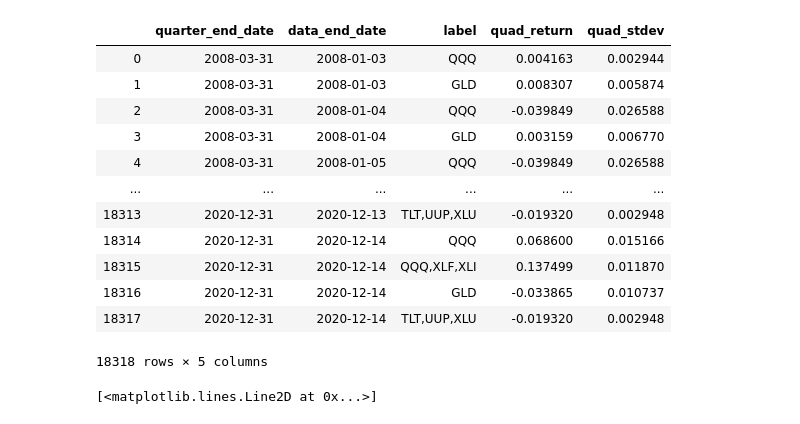
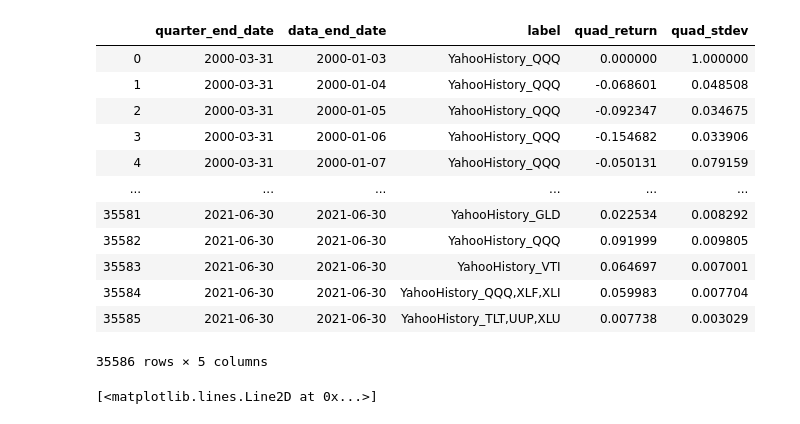
Before and after one commit to isosphere/VolAdjGIPDashboard, a Jupyter notebook: voladjportfolio_testing.ipynb, the cells around one changed output. Cells and saved outputs as stored; diff of their text form; code cells hidden in the pictures.

```diff
--- a/voladjportfolio_testing.ipynb
+++ b/voladjportfolio_testing.ipynb
@@ -107,0 +109,5 @@ usa_quads.tail(20)
+# %%
+from DataAcquisition.models import YahooHistory
+YahooHistory.update(tickers=('QQQ', 'XLF', 'XLI', 'GLD', 'TLT', 'UUP', 'XLU', 'VTI', 'BND'))
+YahooHistory.calculate_stats()
+YahooHistory.update_quad_return()
@@ -108,22 +124,23 @@ usa_quads.tail(20)
 # %%
 from DataAcquisition.models import QuadReturn, YahooHistory
 quad_returns = pd.DataFrame(
-    QuadReturn.objects.filter(label__in=('QQQ', 'QQQ,XLF,XLI', 'GLD', 'TLT,UUP,XLU')).order_by('data_end_date').values_list(
+    QuadReturn.objects.filter(label__in=('YahooHistory_QQQ', 'YahooHistory_QQQ,XLF,XLI', 'YahooHistory_GLD', 'YahooHistory_TLT,UUP,XLU', 'YahooHistory_VTI', 'YahooHistory_BND')).order_by('data_end_date').values_list(
         'quarter_end_date', 'data_end_date', 'label', 'quad_return', 'quad_stdev'
     ), columns = ['quarter_end_date', 'data_end_date', 'label', 'quad_return', 'quad_stdev']
 )
+quad_returns.quarter_end_date = pd.to_datetime(quad_returns.quarter_end_date)
 quad_returns
 # %% [output]
 |  | quarter_end_date | data_end_date | label | quad_return | quad_stdev |
-| 0 | 2008-03-31 | 2008-01-03 | QQQ | 0.004163 | 0.002944 |
-| 1 | 2008-03-31 | 2008-01-03 | GLD | 0.008307 | 0.005874 |
-| 2 | 2008-03-31 | 2008-01-04 | QQQ | -0.039849 | 0.026588 |
-| 3 | 2008-03-31 | 2008-01-04 | GLD | 0.003159 | 0.006770 |
-| 4 | 2008-03-31 | 2008-01-05 | QQQ | -0.039849 | 0.026588 |
+| 0 | 2000-03-31 | 2000-01-03 | YahooHistory_QQQ | 0.000000 | 1.000000 |
+| 1 | 2000-03-31 | 2000-01-04 | YahooHistory_QQQ | -0.068601 | 0.048508 |
+| 2 | 2000-03-31 | 2000-01-05 | YahooHistory_QQQ | -0.092347 | 0.034675 |
+| 3 | 2000-03-31 | 2000-01-06 | YahooHistory_QQQ | -0.154682 | 0.033906 |
+| 4 | 2000-03-31 | 2000-01-07 | YahooHistory_QQQ | -0.050131 | 0.079159 |
 | ... | ... | ... | ... | ... | ... |
-| 18313 | 2020-12-31 | 2020-12-13 | TLT,UUP,XLU | -0.019320 | 0.002948 |
-| 18314 | 2020-12-31 | 2020-12-14 | QQQ | 0.068600 | 0.015166 |
-| 18315 | 2020-12-31 | 2020-12-14 | QQQ,XLF,XLI | 0.137499 | 0.011870 |
-| 18316 | 2020-12-31 | 2020-12-14 | GLD | -0.033865 | 0.010737 |
-| 18317 | 2020-12-31 | 2020-12-14 | TLT,UUP,XLU | -0.019320 | 0.002948 |
+| 35581 | 2021-06-30 | 2021-06-30 | YahooHistory_GLD | 0.022534 | 0.008292 |
+| 35582 | 2021-06-30 | 2021-06-30 | YahooHistory_QQQ | 0.091999 | 0.009805 |
+| 35583 | 2021-06-30 | 2021-06-30 | YahooHistory_VTI | 0.064697 | 0.007001 |
+| 35584 | 2021-06-30 | 2021-06-30 | YahooHistory_QQQ,XLF,XLI | 0.059983 | 0.007704 |
+| 35585 | 2021-06-30 | 2021-06-30 | YahooHistory_TLT,UUP,XLU | 0.007738 | 0.003029 |
-18318 rows × 5 columns
+35586 rows × 5 columns
```
Also changed, not shown: parts of 7 cells of this notebook, 1 other file.
